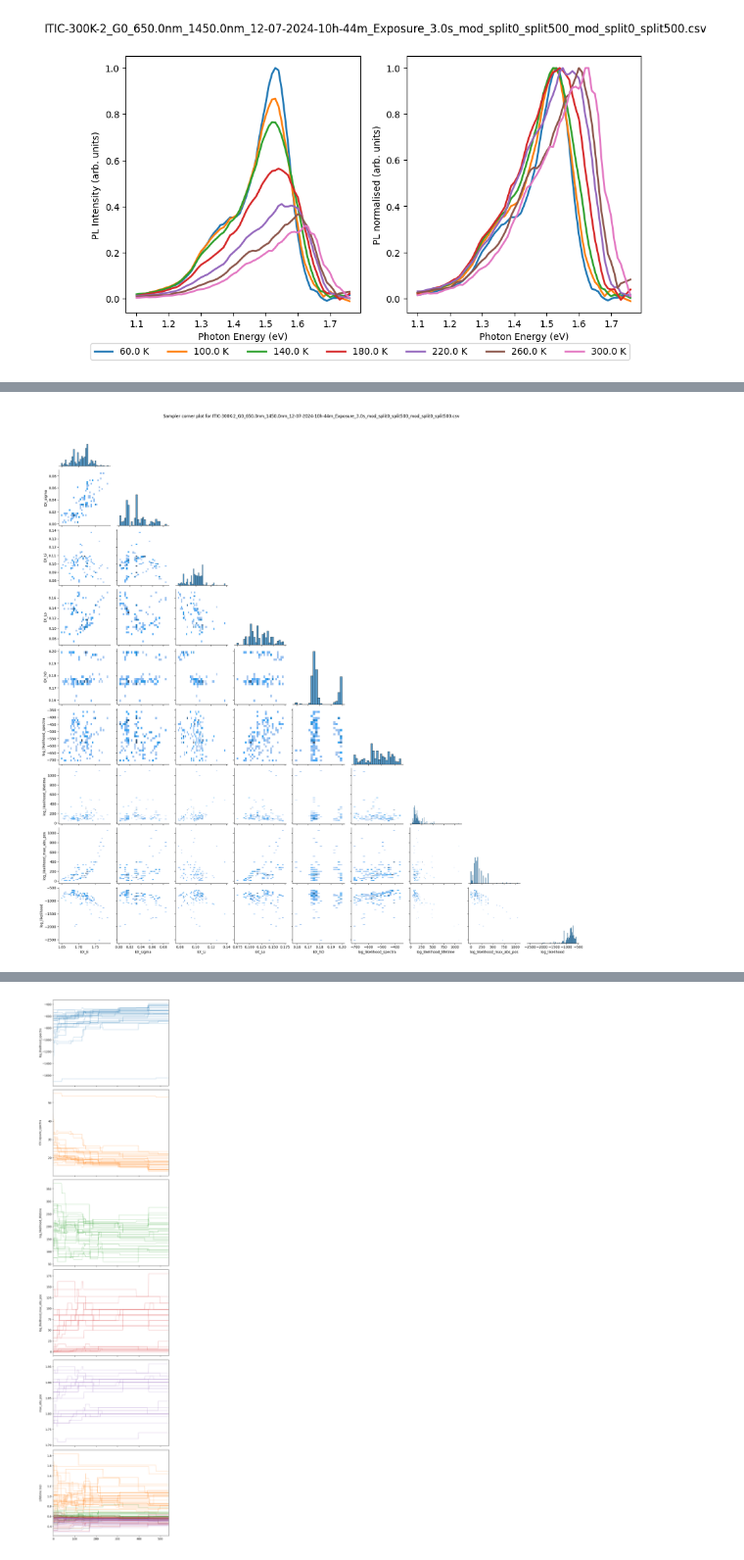
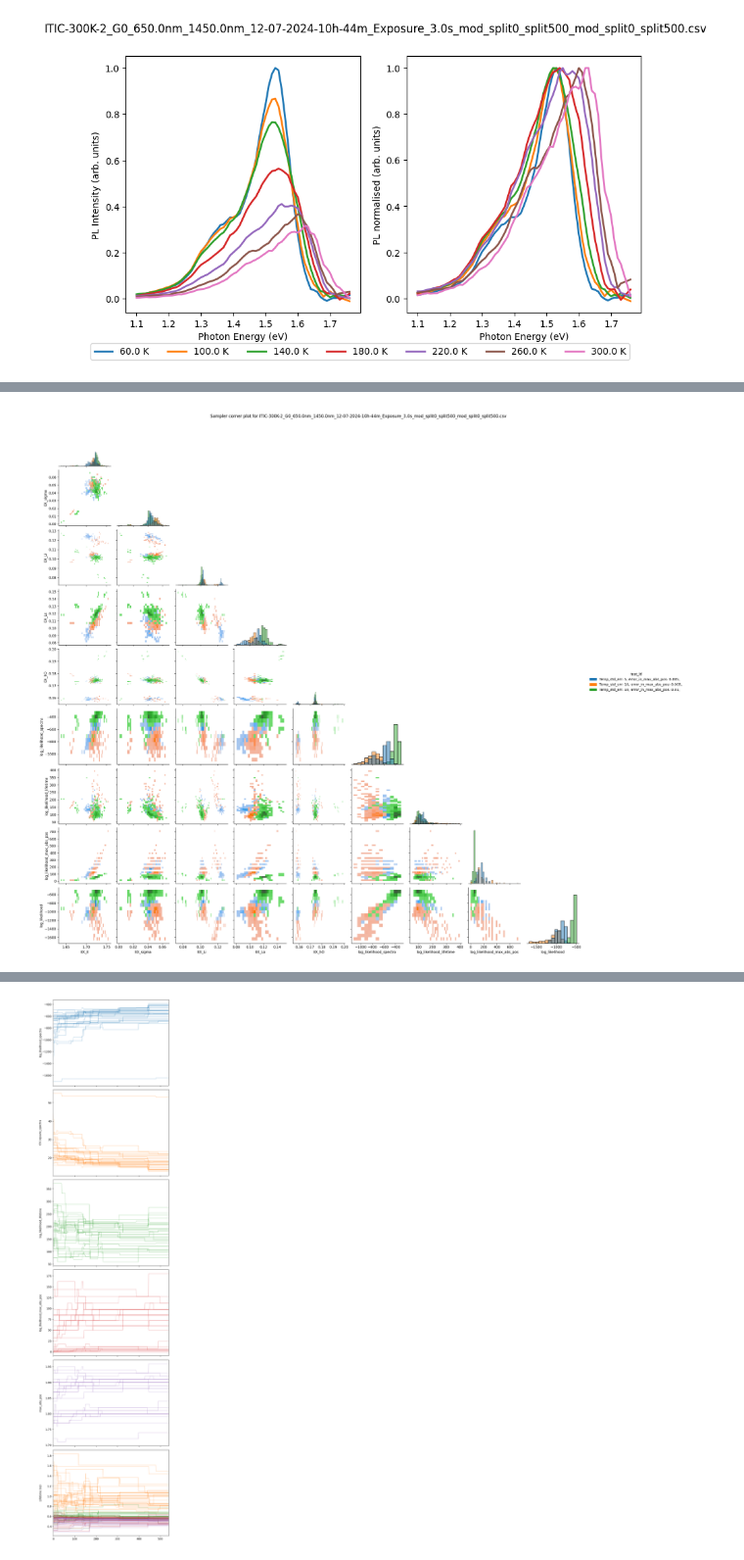
Before and after one commit to mohammedazzouzi15/pl_temp_fit, a Jupyter notebook: notebook/3_run_hyperparamete_sensitivity_analysis.ipynb, the cells around one changed output, grey strips where cells are left out. Shown at 98% size. Saved outputs shown, nothing was run; the diff lists cells and outputs as text; code cells hidden in the pictures.

```diff
--- a/notebook/3_run_hyperparamete_sensitivity_analysis.ipynb
+++ b/notebook/3_run_hyperparamete_sensitivity_analysis.ipynb
@@ -279,13 +513,40 @@ import pandas as pd
 import seaborn as sns
 
 
-def plot_corner(reader, model_config_save, discard=10,
-                filter_log_likelihood=False):
+def plot_corner(
+    readers,
+    model_config_save,
+    discard=10,
+    filter_log_likelihood=False,
+    err_stats=None,
+):
     """plot the corner plot from the sampling output
     reader: the reader object from the emcee sampler
     model_config_save: the model config save dictionary
     discard: the number of samples to discard
     """
+
+    def create_df_samples(reader):
+        samples = reader.get_chain(discard=discard, flat=True)
+        blobs = reader.get_blobs(flat=True, discard=discard)[: len(samples)]
+        log_likelihood = reader.get_log_prob(discard=discard, flat=True)[
+            : len(samples)
+        ]
+        samples = eval(f" samples[{filter_log_likelihood}]")
+        log_likelihood = eval(f" log_likelihood[{filter_log_likelihood}]")
+        blobs = eval(f" blobs[{filter_log_likelihood}]")
+        samples = samples.reshape(-1, len(labels))
+        df_samples = pd.DataFrame(samples, columns=labels)
+        df_samples["log_likelihood_spectra"] = blobs["log_likelihood_spectra"]
+        df_samples["log_likelihood_lifetime"] = blobs[
+            "log_likelihood_lifetime"
+        ]
+        df_samples["log_likelihood_max_abs_pos"] = blobs[
+            "log_likelihood_max_abs_pos"
+        ]
+        df_samples["log_likelihood"] = log_likelihood
+        return df_samples
+
     csv_name = model_config_save["csv_name_pl"]
     label_list = []
 
@@ -297,27 +558,27 @@ def plot_corner(reader, model_config_save, discard=10,
             ]
         )
     labels = label_list
-    samples = reader.get_chain(discard=discard, flat=True)
-    blobs = reader.get_blobs(flat=True, discard=discard)
-    log_likelihood = reader.get_log_prob(discard=discard, flat=True)
-    samples = eval(f" samples[{filter_log_likelihood}]")
-    log_likelihood = eval(f" log_likelihood[{filter_log_likelihood}]")
-    blobs = eval(f" blobs[{filter_log_likelihood}]")
+    df_samples_merged = pd.DataFrame()
+    for iid, reader in enumerate(readers):
+        df_samples = create_df_samples(reader)
+        # add categorical variables and merge the dataframes
+        df_samples["test_id"] = err_stats[iid]
+        df_samples.drop_duplicates(inplace=True)
+        df_samples_merged = pd.concat([df_samples_merged, df_samples])
 
-    samples = samples.reshape(-1, len(labels))
-    df_samples = pd.DataFrame(samples, columns=labels)
-    df_samples["log_likelihood_spectra"] = blobs["log_likelihood_spectra"]
-    df_samples["log_likelihood_lifetime"] = blobs["log_likelihood_lifetime"]
-    df_samples["log_likelihood_max_abs_pos"] = blobs["log_likelihood_max_abs_pos"]
-    df_samples["log_likelihood"] = log_likelihood
-    g = sns.pairplot(df_samples, kind="hist", corner=True)
+    g = sns.pairplot(
+        df_samples_merged, kind="hist", corner=True, hue="test_id"
+    )
     g.fig.suptitle(f"Sampler corner plot for {csv_name.split('/')[-1]}")
-    return g.fig, g.axes
+    return g
 
-plot_corner(
-    reader,
+
+filter_log_likelihood = "blobs['log_likelihood_lifetime'] < min(blobs['log_likelihood_lifetime']) * 30"
+g = plot_corner(
+    reader_list,
     model_config_save,
-    discard=20,
+    discard=100,
     filter_log_likelihood=filter_log_likelihood,
+    err_stats=err_stats,
 )
 # %% [output]
@@ -341 +585 @@ plot_corner(
-[figure, old version]
+[figure, new version]
```
Also changed, not shown: parts of 20 cells of this notebook, 15 other files.
